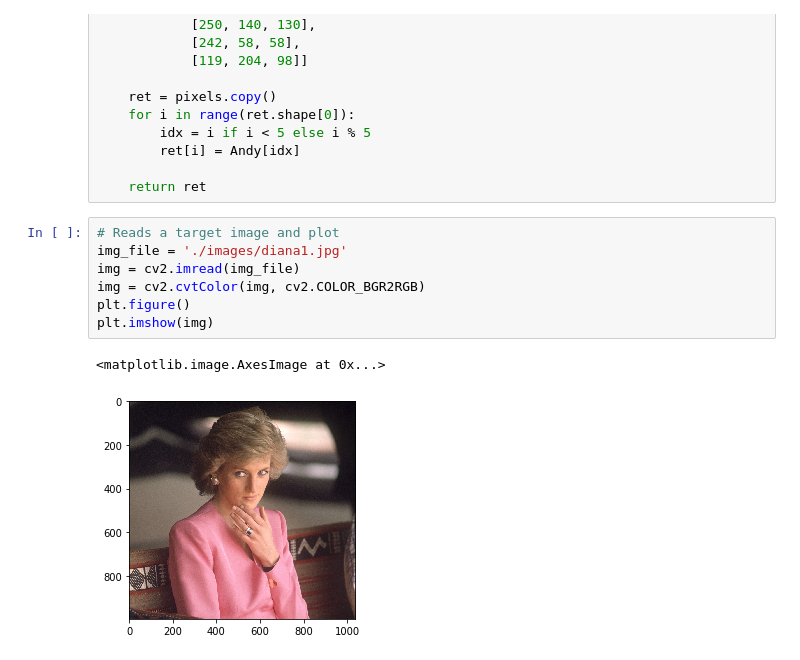
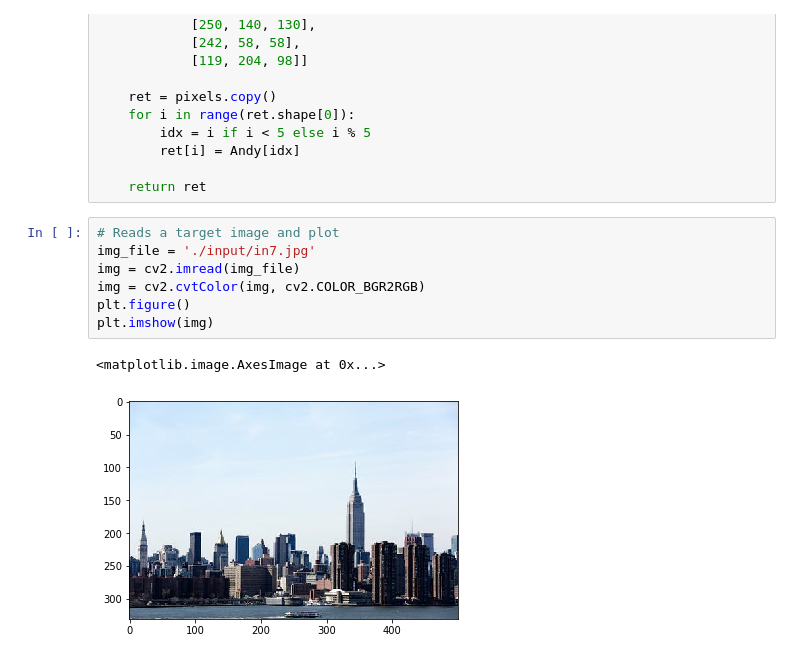
Before and after one commit to shanduojiaojiang/cs445-final-project, a Jupyter notebook: k_mean.ipynb, the cells around one changed output. Saved outputs shown, nothing was run; the diff lists cells and outputs as text.

```diff
--- a/k_mean.ipynb
+++ b/k_mean.ipynb
@@ -120,13 +120,13 @@ def andy_warhol(pixels):
     return ret
 # %%
 # Reads a target image and plot
-img_file = './images/diana1.jpg'
+img_file = './input/in7.jpg'
 img = cv2.imread(img_file)
 img = cv2.cvtColor(img, cv2.COLOR_BGR2RGB)
 plt.figure()
 plt.imshow(img)
 # %% [output]
 <matplotlib.image.AxesImage at 0x...>
-[figure, old version]
+[figure, new version]
 # %%
 # Plot the groupings of the original image
```
Also changed, not shown: parts of 6 cells of this notebook, 4 other files.
